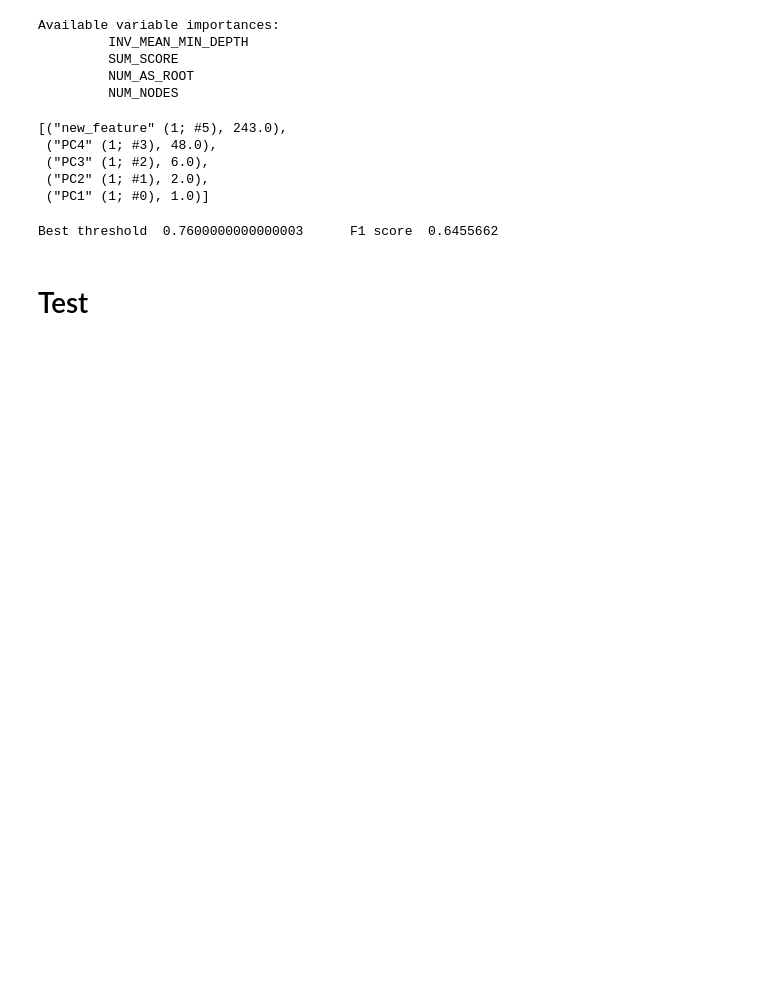
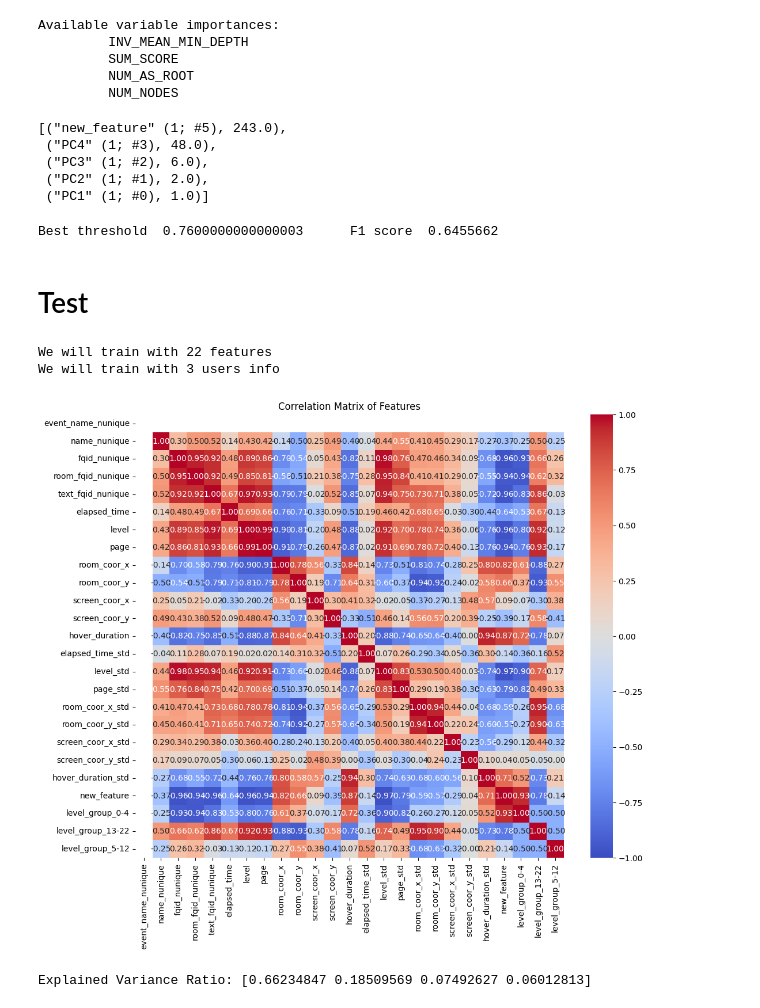
Before and after one commit to Malai237/ML-Project, a Jupyter notebook: starter.ipynb, the cells around one changed output. Drawn from its saved outputs; the diff is of its cells as text; code cells hidden in the pictures; blank space fills up the shorter version.

Commit message:
data prep for test data

```diff
--- a/starter.ipynb
+++ b/starter.ipynb
@@ -249,4 +236,6 @@ See the caveats in the documentation: https://pandas.pydata.org/pandas-docs/stab
 # %%
 y = df['correct']
 x = df.drop(columns=['correct', 'level_group', 'session_id'])
-x = SelectKBest(f_classif, k=3).fit_transform(x,y)
+select = SelectKBest(f_classif, k = 3).fit(x,y)
+
+x = select.transform(x)
@@ -664,3 +654,52 @@ print("Best threshold ", best_threshold, "\tF1 score ", max_score)
 Best threshold  0.7600000000000003      F1 score  0.6455662
 # %% [markdown]
 # Test
+# %%
+# Load data and generate new feature
+test = pd.read_csv('./predict-student-performance-from-game-play/test.csv', dtype=dtypes)
+test = feature_engineering(test)
+# %%
+temp = test.copy()
+temp = temp.reset_index()
+x = temp.drop(columns=['level_group', 'session_id'])
+x = select.transform(x)
+test['new_feature'] = regressor.predict(x)
+# %%
+# Perform precursor to PCA
+FEATURE = [c for c in test.columns if c != 'level_group']
+print('We will train with', len(FEATURE) ,'features')
+ALL_USER = test.index.unique()
+print('We will train with', len(ALL_USER) ,'users info')
+# %% [output]
+We will train with 22 features
+We will train with 3 users info
+# %%
+# Perform PCA
+df_encoded = test.copy()
+# One-hot encode categorical features
+df_encoded = pd.get_dummies(test, columns=['level_group'])
+
+# Standardize numerical features
+df_encoded[NUM] = scaler.fit_transform(df_encoded[NUM])
+
+# Compute the correlation matrix
+corr_matrix = df_encoded.corr()
+
+# Plot the correlation matrix as a heatmap
+plt.figure(figsize=(12, 10))
+sns.heatmap(corr_matrix, annot=True, fmt='.2f', cmap='coolwarm', vmin=-1, vmax=1)
+plt.title('Correlation Matrix of Features')
+plt.show()
+
+# Perform PCA
+# Set the number of components you want
+principal_components = pca.fit_transform(df_encoded[NUM])
+
+# Create a DataFrame with the principal components
+df_pca = pd.DataFrame(data=principal_components, columns=['PC1', 'PC2', 'PC3', 'PC4'])
+
+# Print the explained variance ratio
+print('Explained Variance Ratio:', pca.explained_variance_ratio_)
+# %% [output]
+[figure, added]
+Explained Variance Ratio: [0.66234847 0.18509569 0.07492627 0.06012813]
```
Also changed, not shown: parts of 8 cells of this notebook.
